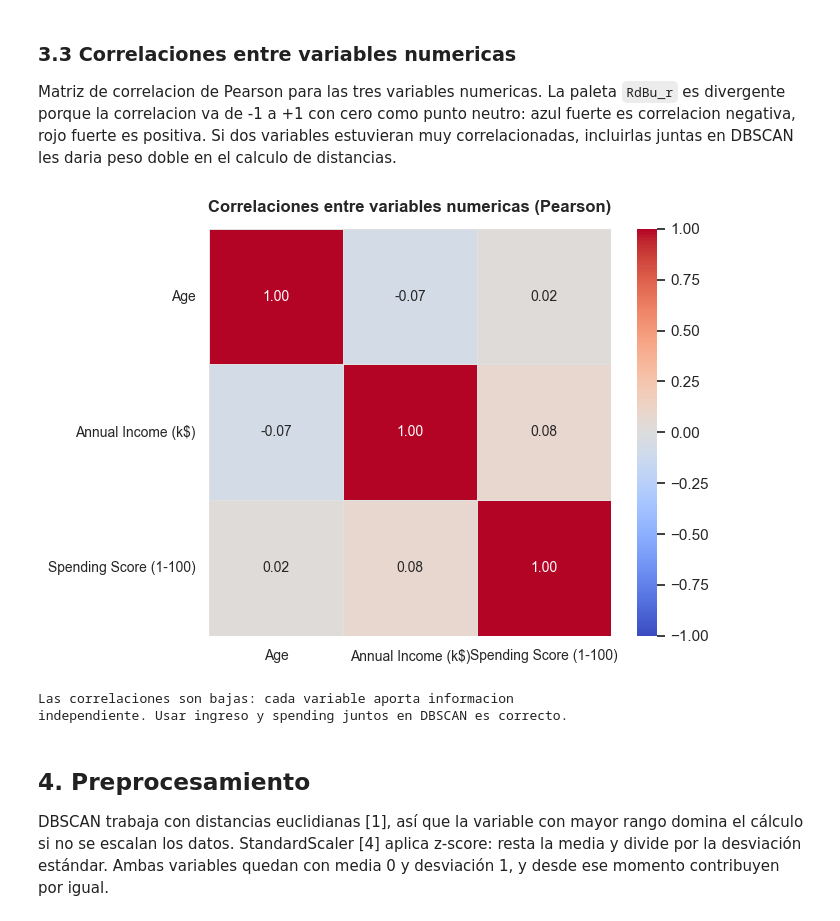
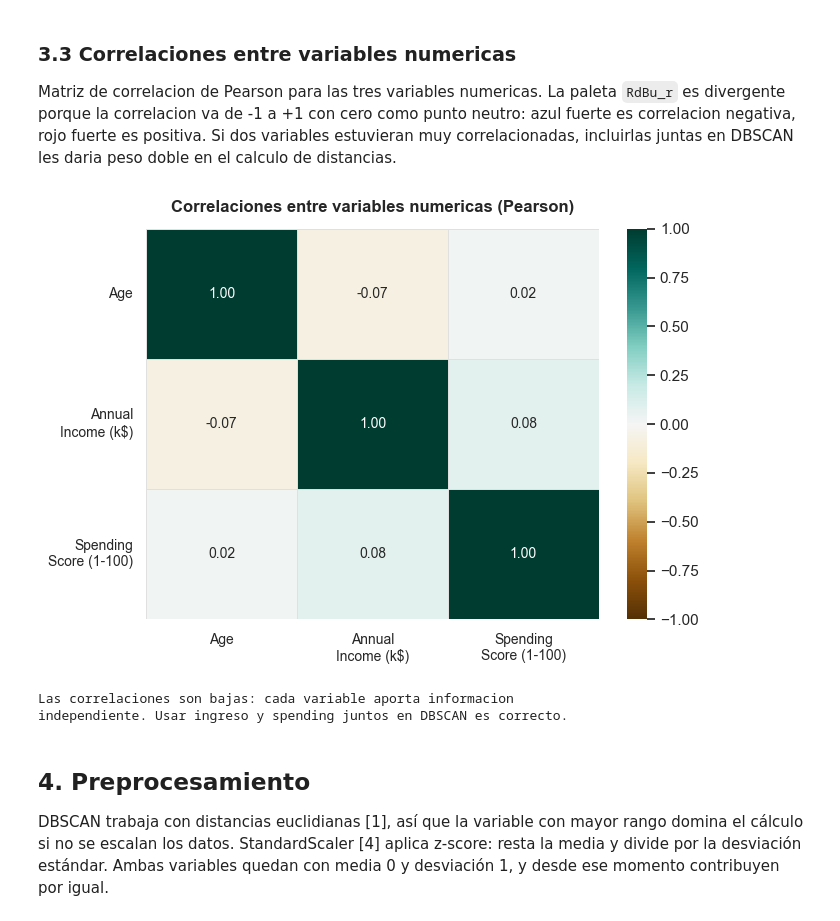
Before and after one commit to blinaresv/Grupo1_Actividad2_DBSCAN, a Jupyter notebook: Grupo1_Notebook2_Librerias_FINAL.ipynb, the cells around one changed output. Cells and saved outputs as stored; diff of their text form; code cells hidden in the pictures.

Commit message:
Heatmap correlaciones: cmap BrBG, etiquetas con salto de linea, rotation=0
- cmap: coolwarm -> BrBG (ColorBrewer divergente, sin combinacion rojo-verde)
- xticklabels/yticklabels con salto de linea para evitar rotacion en nombres largos
- rotation=0 en ambos ejes (U3: nunca rotation=90)
- Todos los spines visibles=False

Co-Authored-By: Claude Sonnet 4.6 <noreply@anthropic.com>

```diff
--- a/Grupo1_Notebook2_Librerias_FINAL.ipynb
+++ b/Grupo1_Notebook2_Librerias_FINAL.ipynb
@@ -169,32 +169,35 @@ correlacion negativa, rojo fuerte es positiva. Si dos variables estuvieran muy c
 incluirlas juntas en DBSCAN les daria peso doble en el calculo de distancias.
 # %%
 corr = df[["Age", "Annual Income (k$)", "Spending Score (1-100)"]].corr()
+labels = ["Age", "Annual\nIncome (k$)", "Spending\nScore (1-100)"]
 
 fig, ax = plt.subplots(figsize=(7, 5))
 sns.heatmap(
     corr,
     annot=True,
     fmt=".2f",
-    cmap="coolwarm",
+    cmap="BrBG",
     vmin=-1, vmax=1, center=0,
+    xticklabels=labels,
+    yticklabels=labels,
     linewidths=0.5,
     linecolor="#E0E0E0",
     annot_kws={"fontsize": 10},
     ax=ax
 )
 ax.set_title("Correlaciones entre variables numericas (Pearson)",
              fontsize=12, fontweight="bold", pad=12)
 ax.set_xlabel("")
 ax.set_ylabel("")
 ax.tick_params(axis="x", labelsize=10, rotation=0)
 ax.tick_params(axis="y", labelsize=10, rotation=0)
 ax.spines[["top", "right", "left", "bottom"]].set_visible(False)
 plt.tight_layout()
 plt.show()
 print("\nLas correlaciones son bajas: cada variable aporta informacion")
 print("independiente. Usar ingreso y spending juntos en DBSCAN es correcto.")
 # %% [output]
-[figure, old version]
+[figure, new version]
 Las correlaciones son bajas: cada variable aporta informacion
 independiente. Usar ingreso y spending juntos en DBSCAN es correcto.
 # %% [markdown]
```
